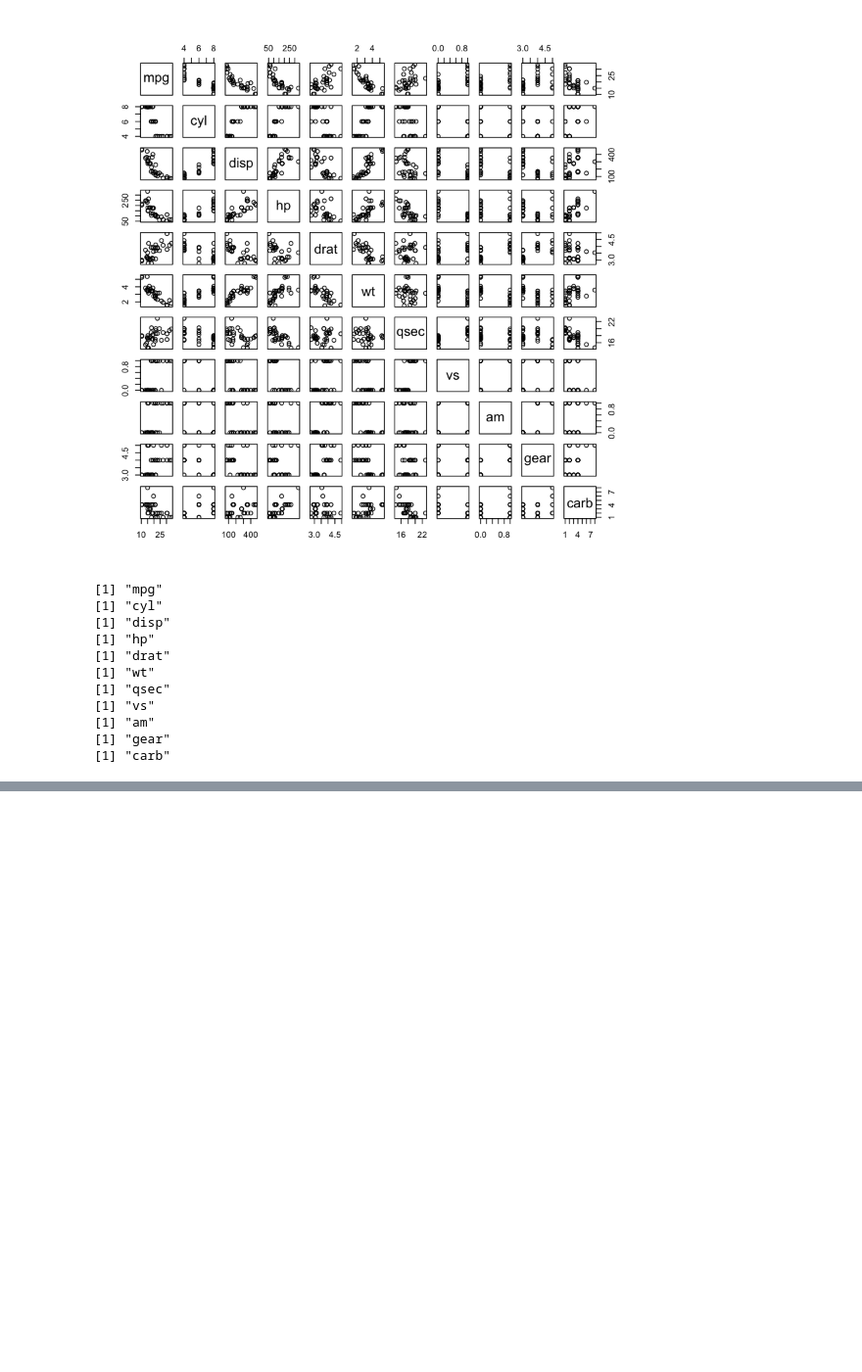
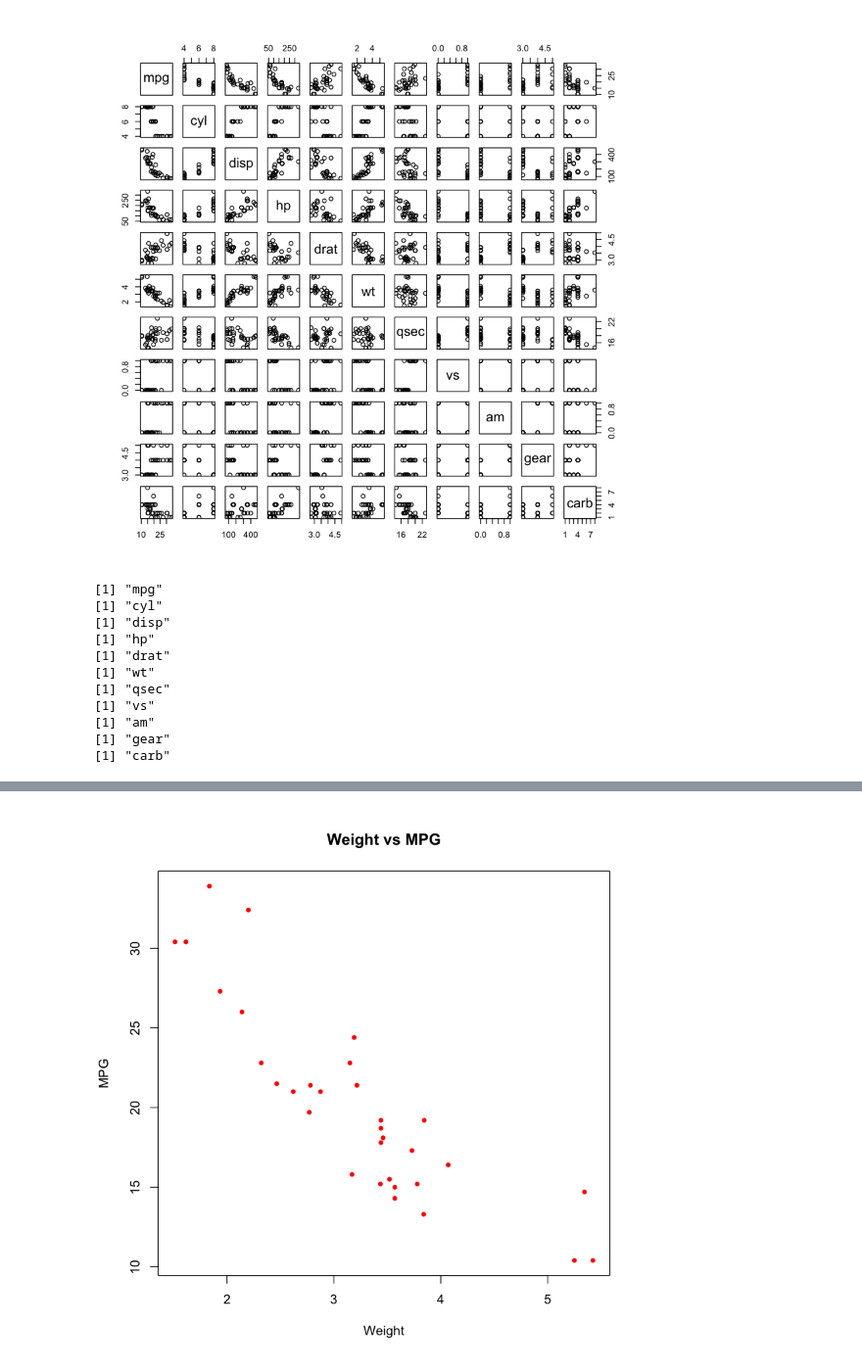
Before and after one commit to edkrueger/r-regression-labs, a Jupyter notebook: mtcars.ipynb, the cells around one changed output, grey strips where cells are left out. Shown: that part at 98% size. Cells and saved outputs as stored; diff of their text form; code cells hidden in the pictures; blank space fills up the shorter version.

Commit message:
Add student plotting exercises and solution.

```diff
--- a/mtcars.ipynb
+++ b/mtcars.ipynb
@@ -125,0 +134,13 @@ for (name in names(mtcars)){
+# %%
+# scatter plot of weight on miles per gallon
+plot(
+    mtcars$wt,
+    mtcars$mpg,
+    col="red",
+    main="Weight vs MPG",
+    xlab="Weight",
+    ylab="MPG",
+    pch=20
+)
+# %% [output]
+[figure, added]
```
Also changed, not shown: parts of 6 cells of this notebook.
